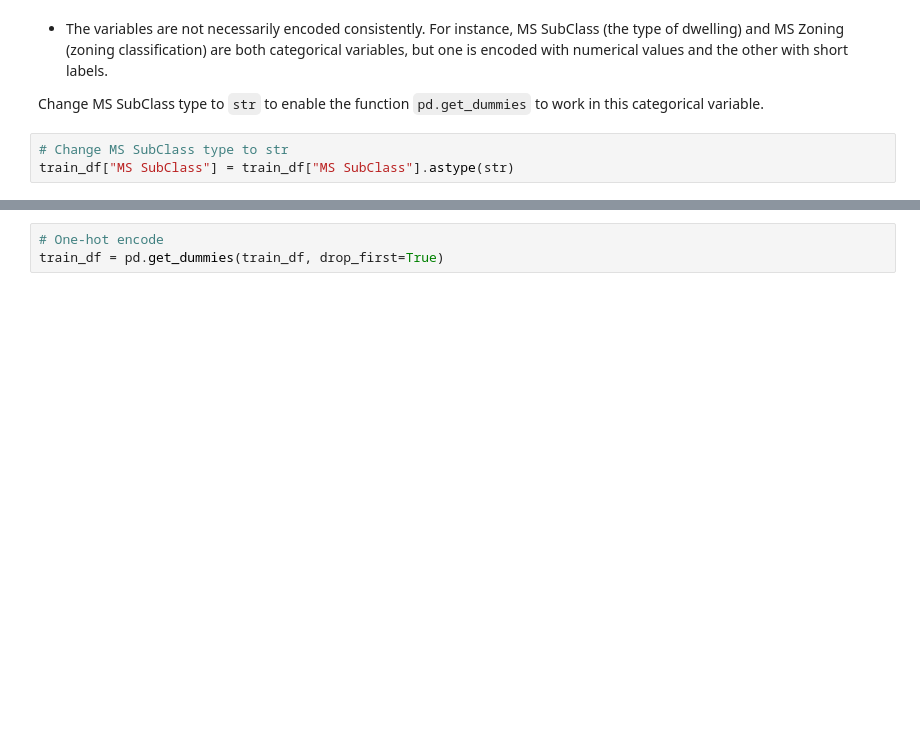
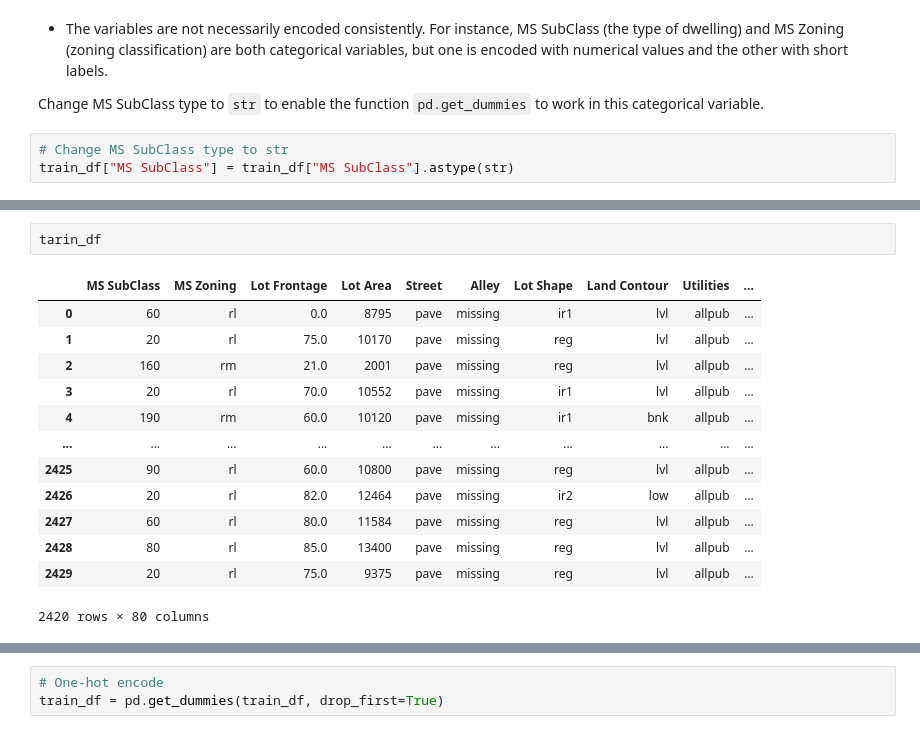
Before and after one commit to PiWebswiss/Project-AI-3, a Jupyter notebook: house-prices/house-prices-solution.ipynb, the cells around one changed output, grey strips where cells are left out. Cells and saved outputs as stored; diff of their text form; blank space fills up the shorter version.

```diff
--- a/house-prices/house-prices-solution.ipynb
+++ b/house-prices/house-prices-solution.ipynb
@@ -131,0 +238,16 @@ train_df["MS SubClass"] = train_df["MS SubClass"].astype(str)
+# %%
+tarin_df
+# %% [output]
+|  | MS SubClass | MS Zoning | Lot Frontage | Lot Area | Street | Alley | Lot Shape | Land Contour | Utilities | ... |
+| 0 | 60 | rl | 0.0 | 8795 | pave | missing | ir1 | lvl | allpub | ... |
+| 1 | 20 | rl | 75.0 | 10170 | pave | missing | reg | lvl | allpub | ... |
+| 2 | 160 | rm | 21.0 | 2001 | pave | missing | reg | lvl | allpub | ... |
+| 3 | 20 | rl | 70.0 | 10552 | pave | missing | ir1 | lvl | allpub | ... |
+| 4 | 190 | rm | 60.0 | 10120 | pave | missing | ir1 | bnk | allpub | ... |
+| ... | ... | ... | ... | ... | ... | ... | ... | ... | ... | ... |
+| 2425 | 90 | rl | 60.0 | 10800 | pave | missing | reg | lvl | allpub | ... |
+| 2426 | 20 | rl | 82.0 | 12464 | pave | missing | ir2 | low | allpub | ... |
+| 2427 | 60 | rl | 80.0 | 11584 | pave | missing | reg | lvl | allpub | ... |
+| 2428 | 80 | rl | 85.0 | 13400 | pave | missing | reg | lvl | allpub | ... |
+| 2429 | 20 | rl | 75.0 | 9375 | pave | missing | reg | lvl | allpub | ... |
+2420 rows × 80 columns
```
Also changed, not shown: parts of 34 cells of this notebook, 1 other file.
